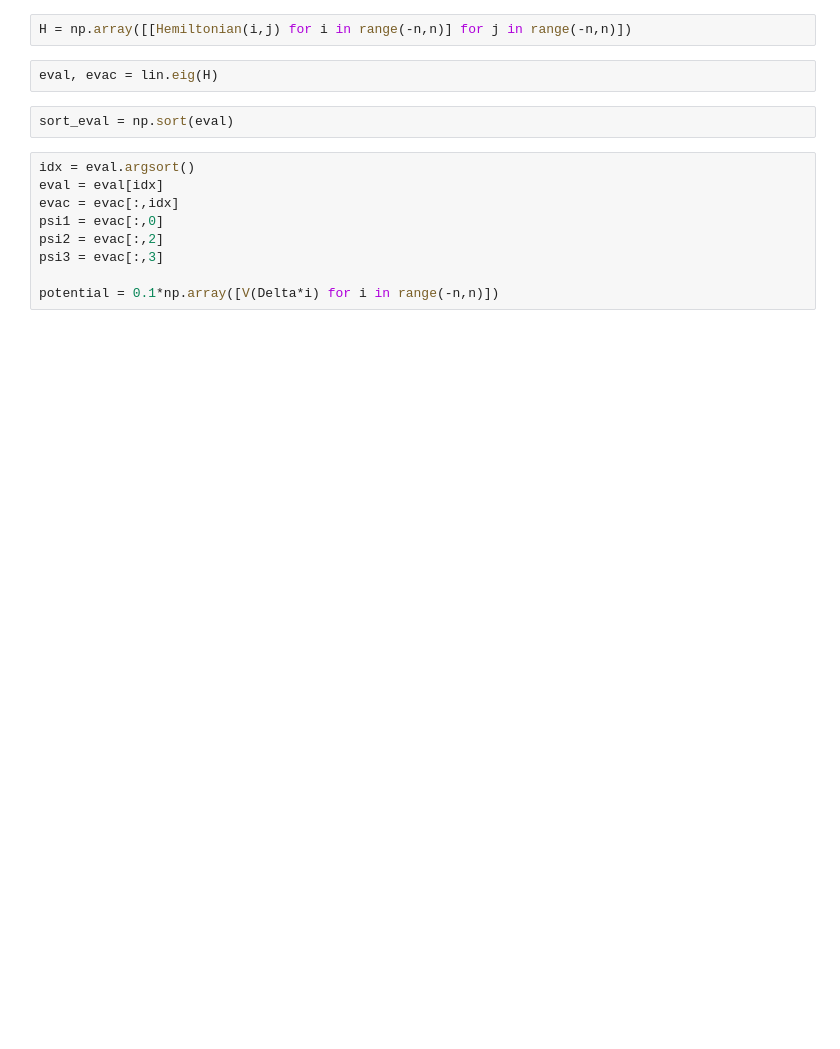
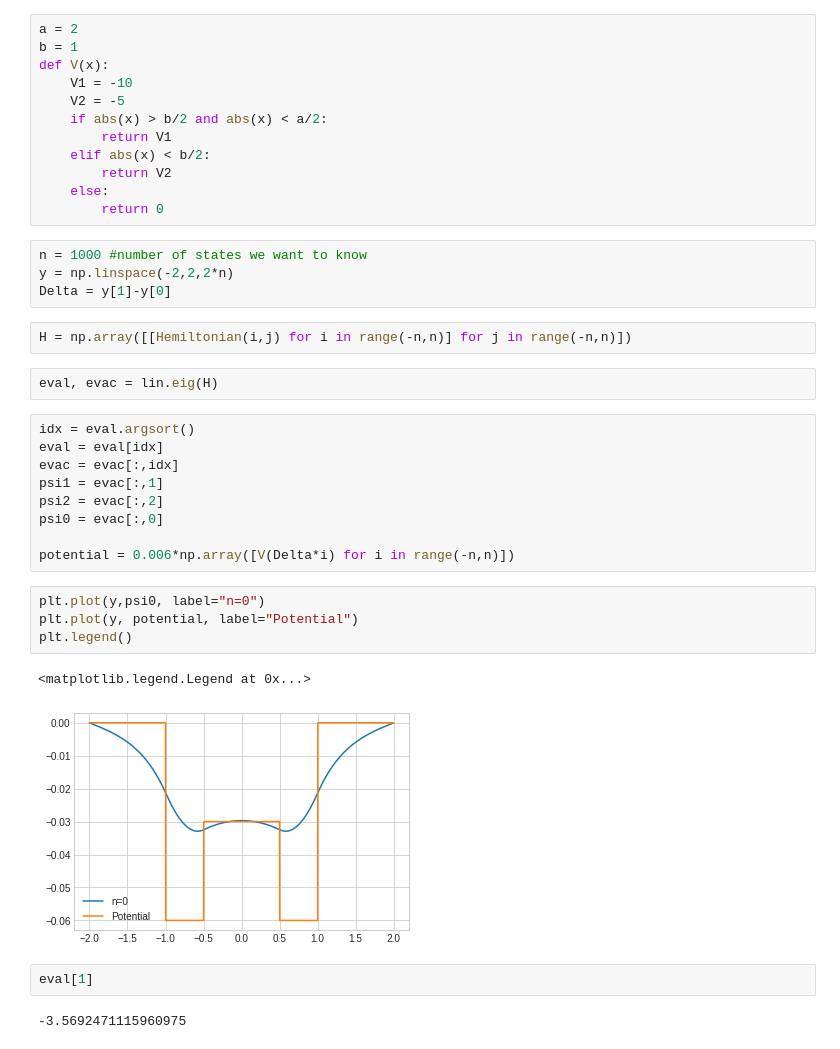
Before and after one commit to iashyam/Computation-QM, a Jupyter notebook: 1D_eiogenvalue.ipynb, the cells around one changed output. Drawn from its saved outputs; the diff is of its cells as text; blank space fills up the shorter version.

```diff
--- a/1D_eiogenvalue.ipynb
+++ b/1D_eiogenvalue.ipynb
@@ -41,15 +104,40 @@ def Hemiltonian(i,j):
+# %%
+a = 2
+b = 1
+def V(x):
+    V1 = -10
+    V2 = -5
+    if abs(x) > b/2 and abs(x) < a/2:
+        return V1
+    elif abs(x) < b/2:
+        return V2
+    else:
+        return 0
+# %%
+n = 1000 #number of states we want to know
+y = np.linspace(-2,2,2*n)
+Delta = y[1]-y[0]
 # %%
 H = np.array([[Hemiltonian(i,j) for i in range(-n,n)] for j in range(-n,n)])
 # %%
 eval, evac = lin.eig(H)
-# %%
-sort_eval = np.sort(eval)
 # %%
 idx = eval.argsort()
 eval = eval[idx]
 evac = evac[:,idx]
-psi1 = evac[:,0]
+psi1 = evac[:,1]
 psi2 = evac[:,2]
-psi3 = evac[:,3]
+psi0 = evac[:,0]
 
-potential = 0.1*np.array([V(Delta*i) for i in range(-n,n)])
+potential = 0.006*np.array([V(Delta*i) for i in range(-n,n)])
+# %%
+plt.plot(y,psi0, label="n=0")
+plt.plot(y, potential, label="Potential")
+plt.legend()
+# %% [output]
+<matplotlib.legend.Legend at 0x...>
+[figure, added]
+# %%
+eval[1]
+# %% [output]
+-3.5692471115960975
```
Also changed, not shown: parts of 37 cells of this notebook.
